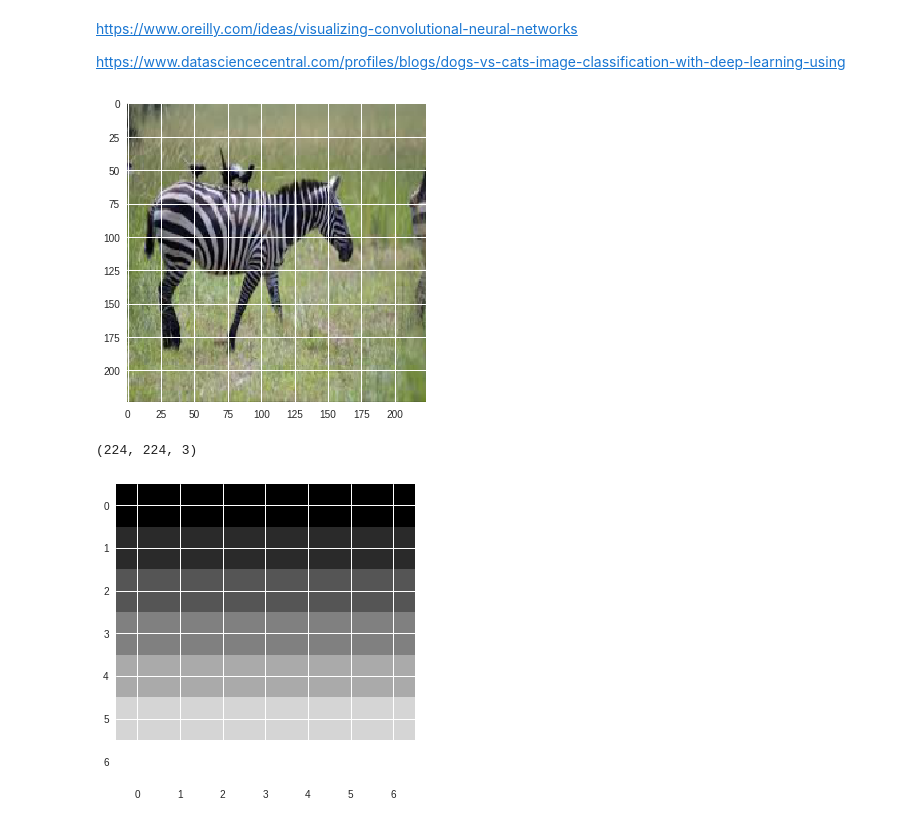
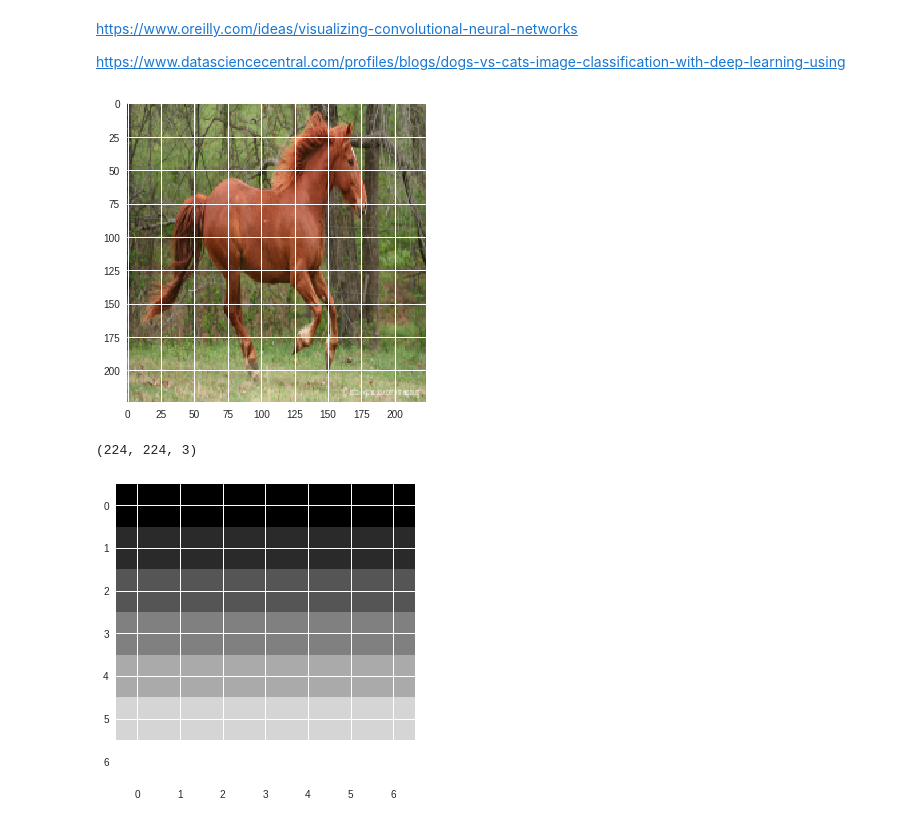
Before and after one commit to murillocjr/convolutionalNN, a Jupyter notebook: visualizingCNN.ipynb, the cells around one changed output. Saved outputs shown, nothing was run; the diff lists cells and outputs as text; code cells hidden in the pictures.

Commit message:
horse option

```diff
--- a/visualizingCNN.ipynb
+++ b/visualizingCNN.ipynb
@@ -15,17 +15,18 @@ from scipy.misc import imsave
 import matplotlib.pyplot as plt
 import numpy as np
 # %%
-file = "http://gdurl.com/CAMx"
+#file = "http://gdurl.com/CAMx" #zebra
+file = "http://gdurl.com/iE0S" #horse
 
 im = imageio.imread(file)
 
 
 image = resize(im, [224,224])
 plt.imshow(image)
 plt.show()
 print(image.shape)
 # %% [output]
-[figure, old version]
+[figure, new version]
 (224, 224, 3)
 # %%
 filters = np.zeros([7,7,1,6])
```
Also changed, not shown: parts of 6 cells of this notebook.
